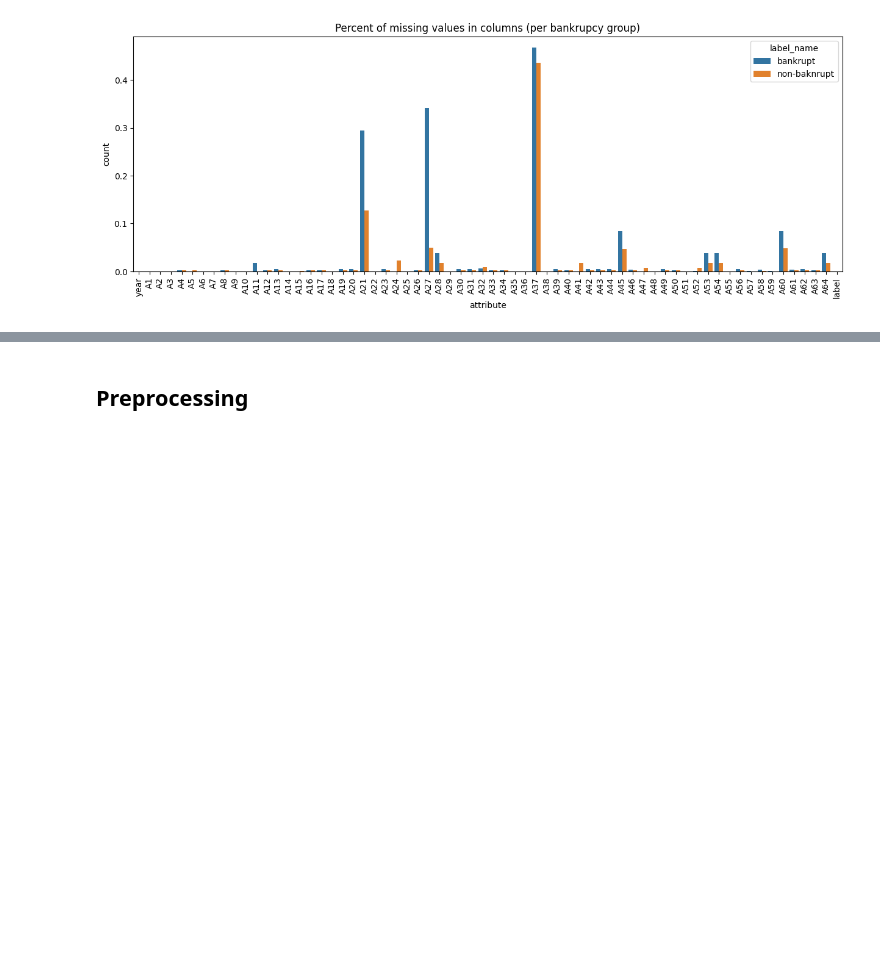
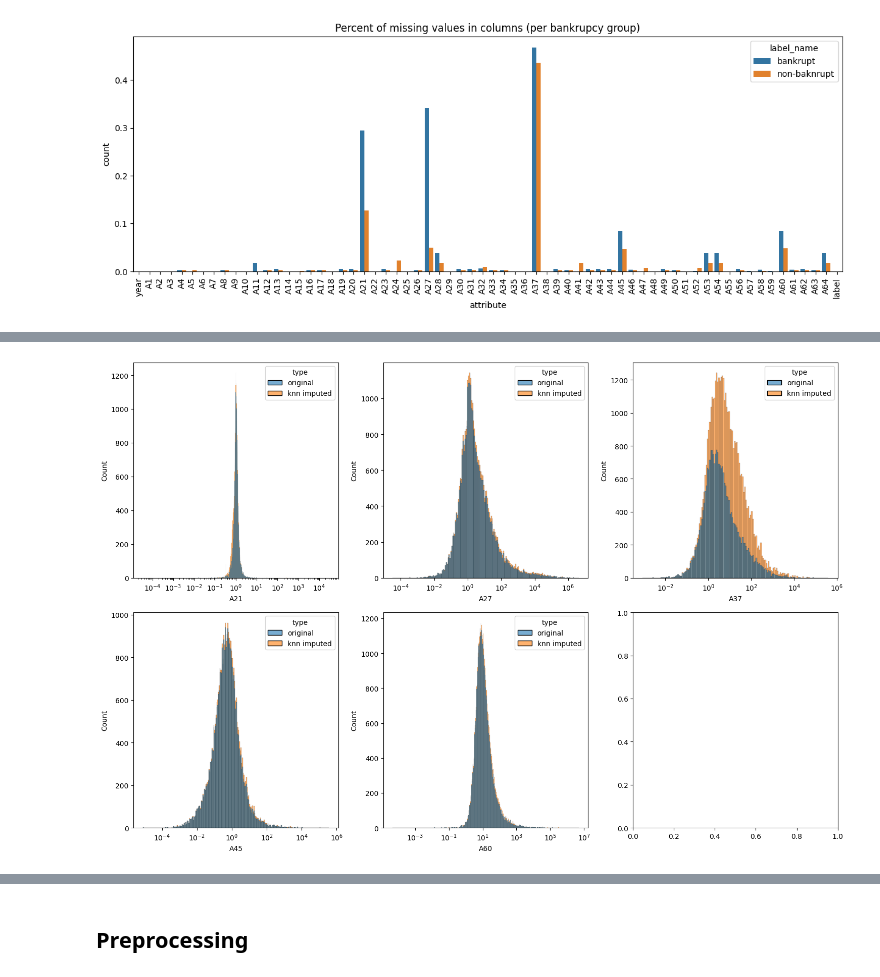
Before and after one commit to farqlia/MLandNN, a Jupyter notebook: ml/l0/Lista1.ipynb, the cells around one changed output, grey strips where cells are left out. Saved outputs shown, nothing was run; the diff lists cells and outputs as text; code cells hidden in the pictures; blank space fills up the shorter version.

```diff
--- a/ml/l0/Lista1.ipynb
+++ b/ml/l0/Lista1.ipynb
@@ -218,0 +290,6 @@ _ = plt.title('Correlation matrix')
+# %%
+imputer = KNNImputer(n_neighbors=3)
+X_knn = imputer.fit_transform(X.values, y)
+# %%
+df_knn = pd.DataFrame(X_knn, columns=X.columns)
+df_knn[miss_cols].describe()
@@ -218,0 +306,17 @@ _ = plt.title('Correlation matrix')
+# %%
+fig, axes = plt.subplots(2, 3, figsize=(15, 10))
+
+axes = axes.flatten()
+
+df['type'] = 'original'
+df_knn['type'] = 'knn imputed'
+data = pd.concat([df, df_knn], axis=0, ignore_index=True)
+
+for i, ax in enumerate(axes[:-1]):
+    sns.histplot(data, x=miss_cols[i], ax=ax, hue='type', log_scale=True, alpha=0.6, label='imputed')
+
+
+fig.suptitle('KNN imputation distribution comparison')
+fig.tight_layout()
+# %% [output]
+[figure, added]
```
Also changed, not shown: parts of 29 cells of this notebook.
